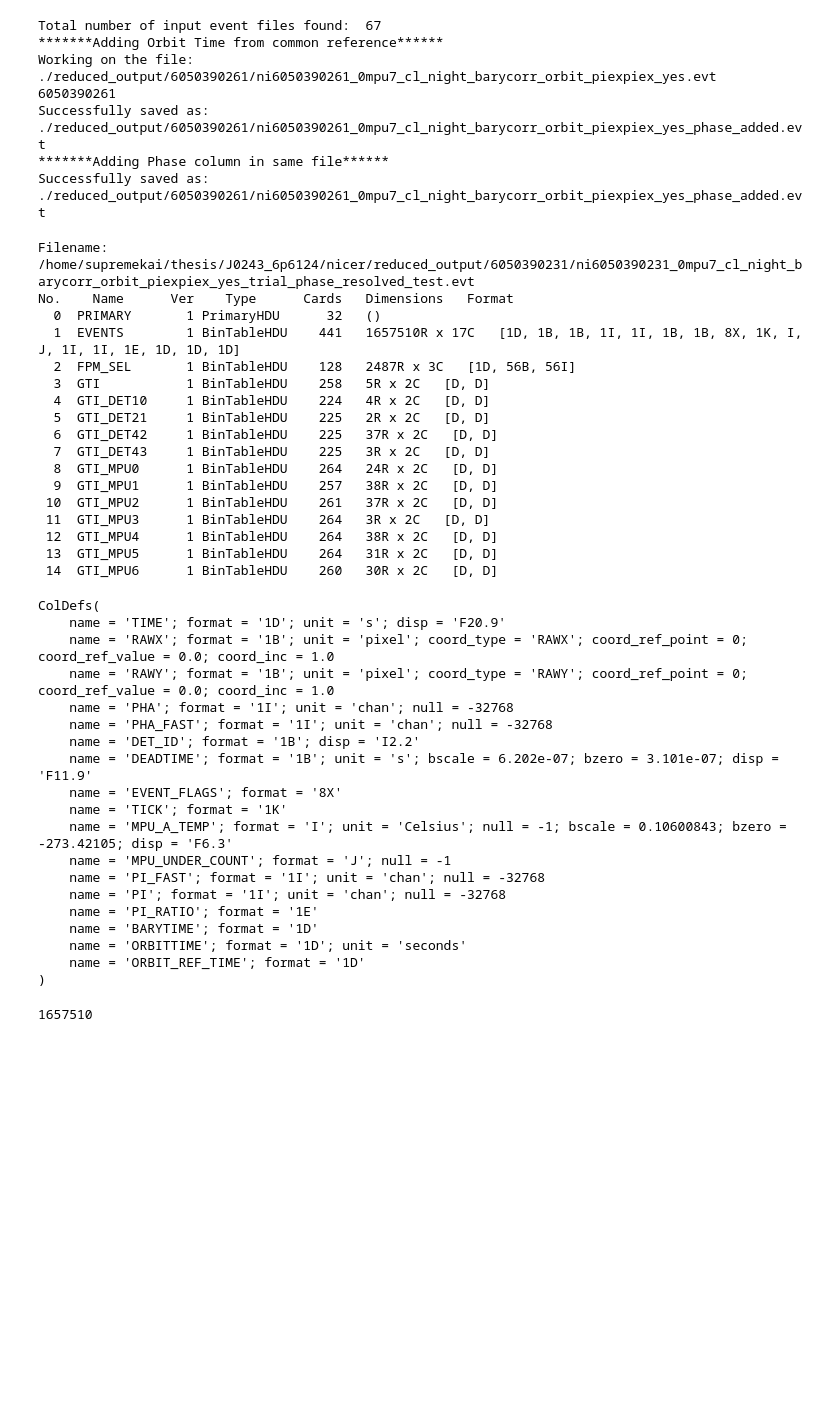
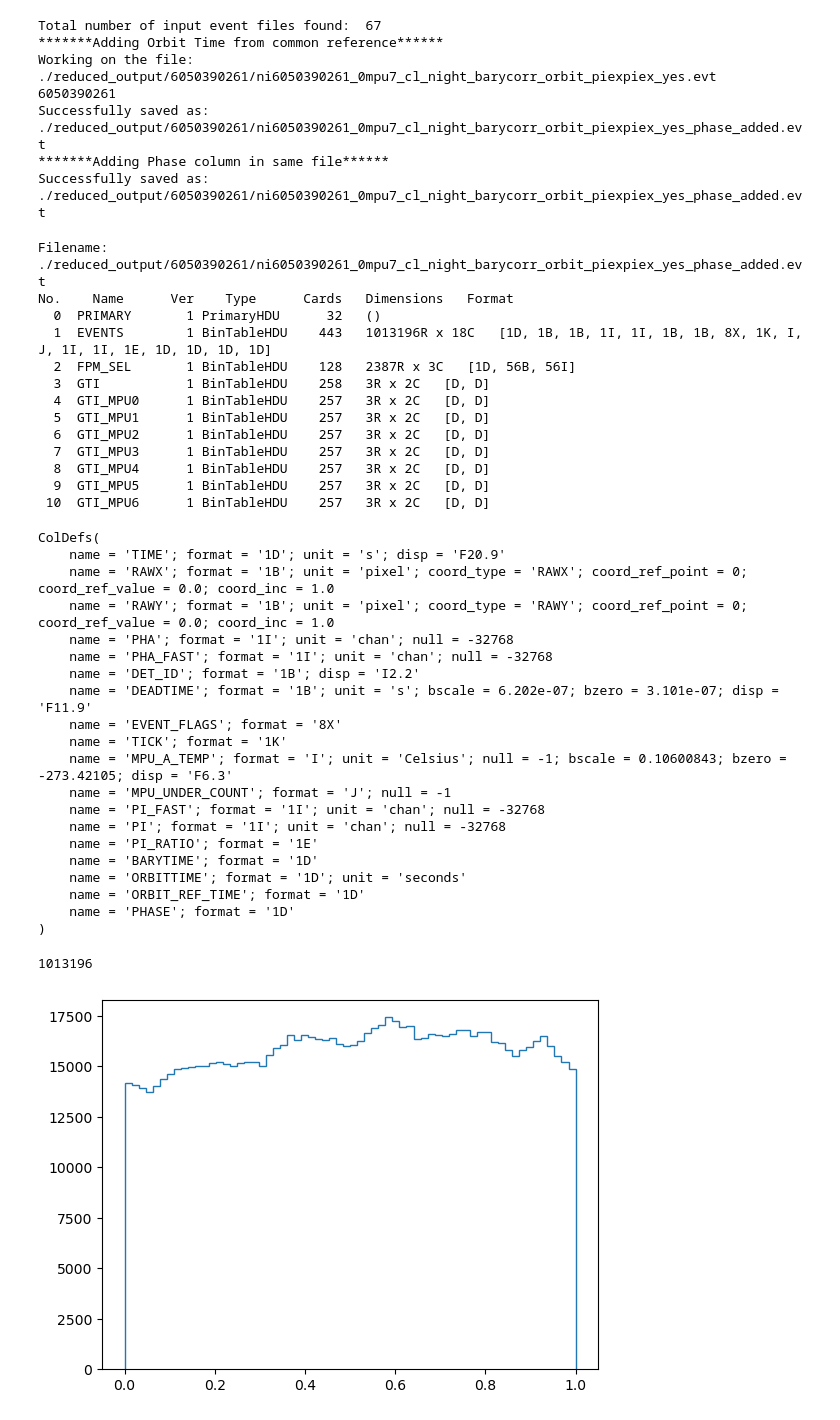
Before and after one commit to supremeKAI40/ULXP_thesis_analysis, a Jupyter notebook: nicer/nb_phase_resolved_setup.ipynb, the cells around one changed output. Saved outputs shown, nothing was run; the diff lists cells and outputs as text; code cells hidden in the pictures; blank space fills up the shorter version.

```diff
--- a/nicer/nb_phase_resolved_setup.ipynb
+++ b/nicer/nb_phase_resolved_setup.ipynb
@@ -78,27 +77,23 @@ Successfully saved as:  ./reduced_output/6050390261/ni6050390261_0mpu7_cl_night_
 *******Adding Phase column in same file******
 Successfully saved as:  ./reduced_output/6050390261/ni6050390261_0mpu7_cl_night_barycorr_orbit_piexpiex_yes_phase_added.evt
 # %%
-hdul=fits.open('/home/supremekai/thesis/J0243_6p6124/nicer/reduced_output/6050390231/ni6050390231_0mpu7_cl_night_barycorr_orbit_piexpiex_yes_trial_phase_resolved_test.evt')
+hdul=fits.open('./reduced_output/6050390261/ni6050390261_0mpu7_cl_night_barycorr_orbit_piexpiex_yes_phase_added.evt')
 
 hdul.info()
 # %% [output]
-Filename: /home/supremekai/thesis/J0243_6p6124/nicer/reduced_output/6050390231/ni6050390231_0mpu7_cl_night_barycorr_orbit_piexpiex_yes_trial_phase_resolved_test.evt
+Filename: ./reduced_output/6050390261/ni6050390261_0mpu7_cl_night_barycorr_orbit_piexpiex_yes_phase_added.evt
 No.    Name      Ver    Type      Cards   Dimensions   Format
   0  PRIMARY       1 PrimaryHDU      32   ()
-  1  EVENTS        1 BinTableHDU    441   1657510R x 17C   [1D, 1B, 1B, 1I, 1I, 1B, 1B, 8X, 1K, I, J, 1I, 1I, 1E, 1D, 1D, 1D]
-  2  FPM_SEL       1 BinTableHDU    128   2487R x 3C   [1D, 56B, 56I]
-  3  GTI           1 BinTableHDU    258   5R x 2C   [D, D]
-  4  GTI_DET10     1 BinTableHDU    224   4R x 2C   [D, D]
-  5  GTI_DET21     1 BinTableHDU    225   2R x 2C   [D, D]
-  6  GTI_DET42     1 BinTableHDU    225   37R x 2C   [D, D]
-  7  GTI_DET43     1 BinTableHDU    225   3R x 2C   [D, D]
-  8  GTI_MPU0      1 BinTableHDU    264   24R x 2C   [D, D]
-  9  GTI_MPU1      1 BinTableHDU    257   38R x 2C   [D, D]
- 10  GTI_MPU2      1 BinTableHDU    261   37R x 2C   [D, D]
- 11  GTI_MPU3      1 BinTableHDU    264   3R x 2C   [D, D]
- 12  GTI_MPU4      1 BinTableHDU    264   38R x 2C   [D, D]
- 13  GTI_MPU5      1 BinTableHDU    264   31R x 2C   [D, D]
- 14  GTI_MPU6      1 BinTableHDU    260   30R x 2C   [D, D]
+  1  EVENTS        1 BinTableHDU    443   1013196R x 18C   [1D, 1B, 1B, 1I, 1I, 1B, 1B, 8X, 1K, I, J, 1I, 1I, 1E, 1D, 1D, 1D, 1D]
+  2  FPM_SEL       1 BinTableHDU    128   2387R x 3C   [1D, 56B, 56I]
+  3  GTI           1 BinTableHDU    258   3R x 2C   [D, D]
+  4  GTI_MPU0      1 BinTableHDU    257   3R x 2C   [D, D]
+  5  GTI_MPU1      1 BinTableHDU    257   3R x 2C   [D, D]
+  6  GTI_MPU2      1 BinTableHDU    257   3R x 2C   [D, D]
+  7  GTI_MPU3      1 BinTableHDU    257   3R x 2C   [D, D]
+  8  GTI_MPU4      1 BinTableHDU    257   3R x 2C   [D, D]
+  9  GTI_MPU5      1 BinTableHDU    257   3R x 2C   [D, D]
+ 10  GTI_MPU6      1 BinTableHDU    257   3R x 2C   [D, D]
 # %%
 events=hdul[1]
 # %%
@@ -122,10 +117,16 @@ ColDefs(
     name = 'BARYTIME'; format = '1D'
     name = 'ORBITTIME'; format = '1D'; unit = 'seconds'
     name = 'ORBIT_REF_TIME'; format = '1D'
+    name = 'PHASE'; format = '1D'
 )
 # %%
 phase=events.data['PHASE']
 # %%
 phase.size
 # %% [output]
-1657510
+1013196
+# %%
+listed=plt.hist(phase,bins=64,histtype='step')
+# plt.ylim(13000)
+# %% [output]
+[figure, added]
```
Also changed, not shown: parts of 8 cells of this notebook, 1 other file.
